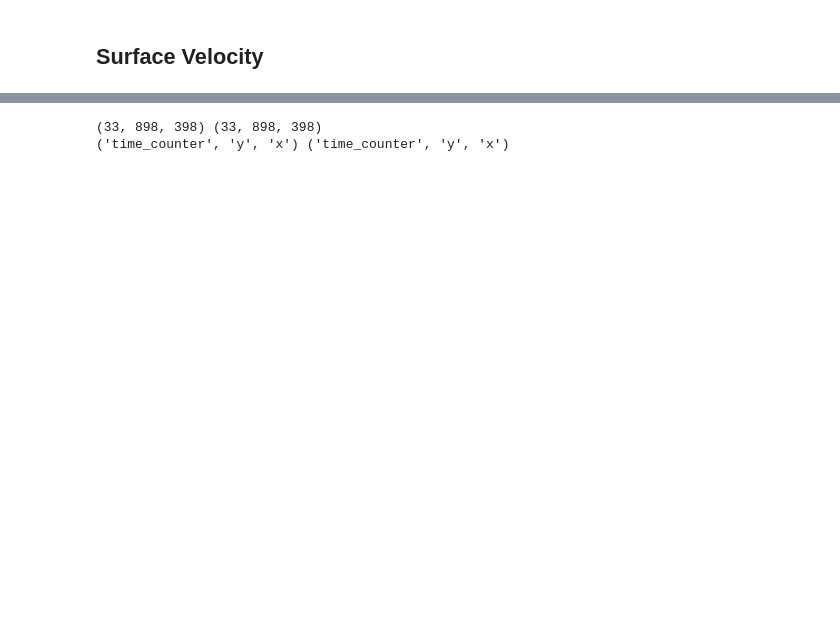
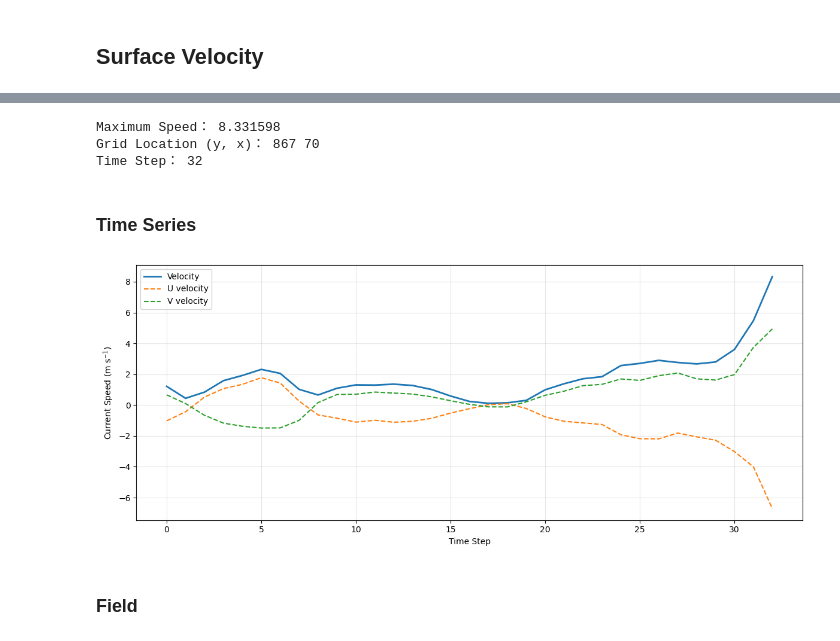
Before and after one commit to SalishSeaCast/analysis-junqi, a Jupyter notebook: Analysis_Atmospheric_Forcing/Analysis_results_comparison/Test_results_comparison/mar23_CaSRvs_HRDPS.ipynb, the cells around one changed output, grey strips where cells are left out. Cells and saved outputs as stored; diff of their text form; code cells hidden in the pictures; blank space fills up the shorter version.

```diff
--- a/Analysis_Atmospheric_Forcing/Analysis_results_comparison/Test_results_comparison/mar23_CaSRvs_HRDPS.ipynb
+++ b/Analysis_Atmospheric_Forcing/Analysis_results_comparison/Test_results_comparison/mar23_CaSRvs_HRDPS.ipynb
@@ -480,14 +436,74 @@ ValueError: 2023-03-02: CaSR has 9 time steps, but HRDPS has 24 time steps.
 # %%
-print(u_CaSR.shape, v_CaSR.shape)
-print(u_CaSR.dims, v_CaSR.dims)
+# calculate the surface speed
+
+u_CaSR = ds_CaSR_u['vozocrtx'].isel(depthu=0).values
+
+v_CaSR = ds_CaSR_v['vomecrty'].isel(depthv=0).values
-# %% [output]
-(33, 898, 398) (33, 898, 398)
-('time_counter', 'y', 'x') ('time_counter', 'y', 'x')
 # %%
-# path
+import numpy as np
 
-path_CaSR_u='/ocean/jqiu/results/CaSR/00mar23/SalishSea_1h_20230301_20230331_grid_U.nc'
-path_CaSR_v='/ocean/jqiu/results/CaSR/00mar23/SalishSea_1h_20230301_20230331_grid_V.nc'
+velocity_CaSR=np.sqrt(u_CaSR**2+v_CaSR**2)
+# %%
+# find the maximum
+
+idx = np.unravel_index(
+    np.nanargmax(velocity_CaSR),
+    velocity_CaSR.shape
+)
+
+time_idx, y_idx, x_idx = idx
+
+print("Maximum Speed：", velocity_CaSR[idx])
+print("Grid Location (y, x)：", y_idx, x_idx)
+print("Time Step：", time_idx)
+# %% [output]
+Maximum Speed： 8.331598
+Grid Location (y, x)： 867 70
+Time Step： 32
+# %% [markdown]
+### Time Series
+# %%
+velocity_point=velocity_CaSR[:,867,70]
+
+u_point=u_CaSR[:,867,70]
+
+v_point=v_CaSR[:,867,70]
+# %%
+# visualization
+
+import matplotlib.pyplot as plt
+
+fig, ax = plt.subplots(figsize=(12, 5))
+
+ax.plot(velocity_point,
+    label='Velocity',
+    linewidth=2
+)
+
+ax.plot(u_point,
+    label='U velocity',
+    linestyle='--',
+    linewidth=1.5
+)
+
+
+ax.plot(v_point,
+    label='V velocity',
+    linestyle='--',
+    linewidth=1.5
+)
+
+ax.set_xlabel('Time Step')
+ax.set_ylabel('Current Speed (m s$^{-1}$)')
+ax.legend()
+ax.grid(True, alpha=0.3)
+
+plt.tight_layout()
+plt.show()
+# %% [output]
+[figure, added]
+# %% [markdown]
+### Field
 # %%
 import numpy as np
 import xarray as xr
```
Also changed, not shown: parts of 8 cells of this notebook.
